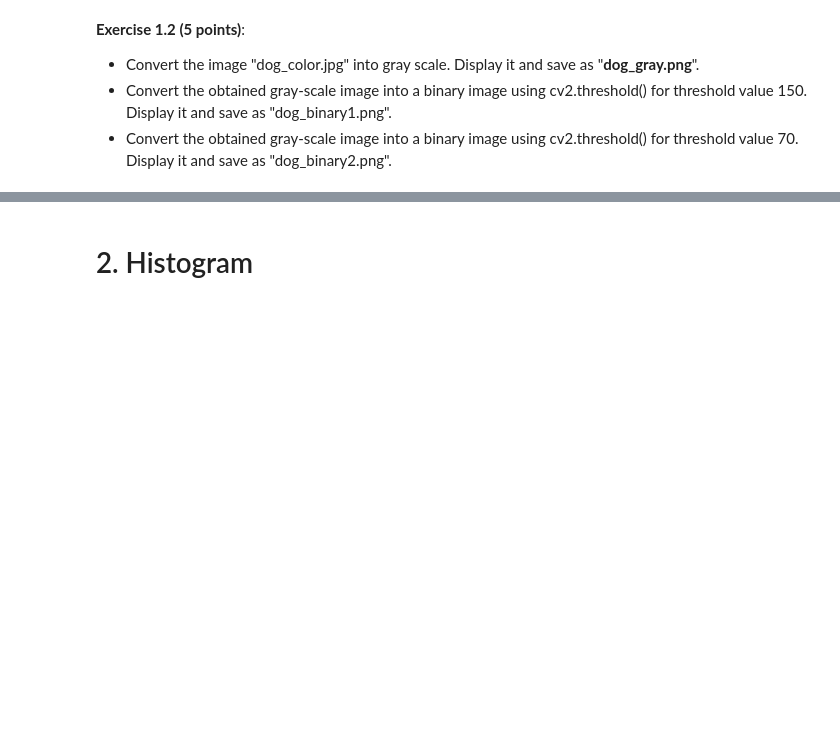
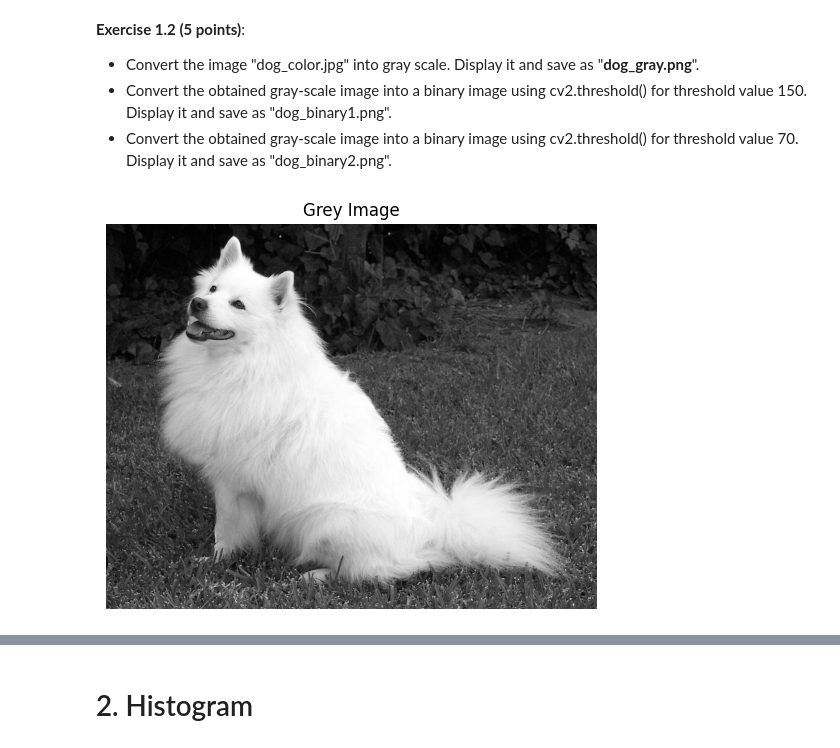
Before and after one commit to Ambos14/ComputerVision26, a Jupyter notebook: Praktikum 1/L02.ipynb, the cells around one changed output, grey strips where cells are left out. Cells and saved outputs as stored; diff of their text form; code cells hidden in the pictures; blank space fills up the shorter version.

```diff
--- a/Praktikum 1/L02.ipynb
+++ b/Praktikum 1/L02.ipynb
@@ -75,0 +74,16 @@ else:
+# %%
+i_c_grey = cv2.cvtColor(i_c, cv2.COLOR_BGR2GRAY)
+
+# Save the grayscale image
+cv2.imwrite('dog_gray.png', i_c_grey)
+
+# Display the grayscale image
+plt.figure(figsize=(10, 5))
+plt.subplot(1, 1, 1)
+plt.imshow(i_c_grey, cmap='gray')
+plt.title('Grey Image')
+plt.axis('off')
+
+plt.show()
+# %% [output]
+[figure, added]
```
Also changed, not shown: parts of 4 cells of this notebook.
